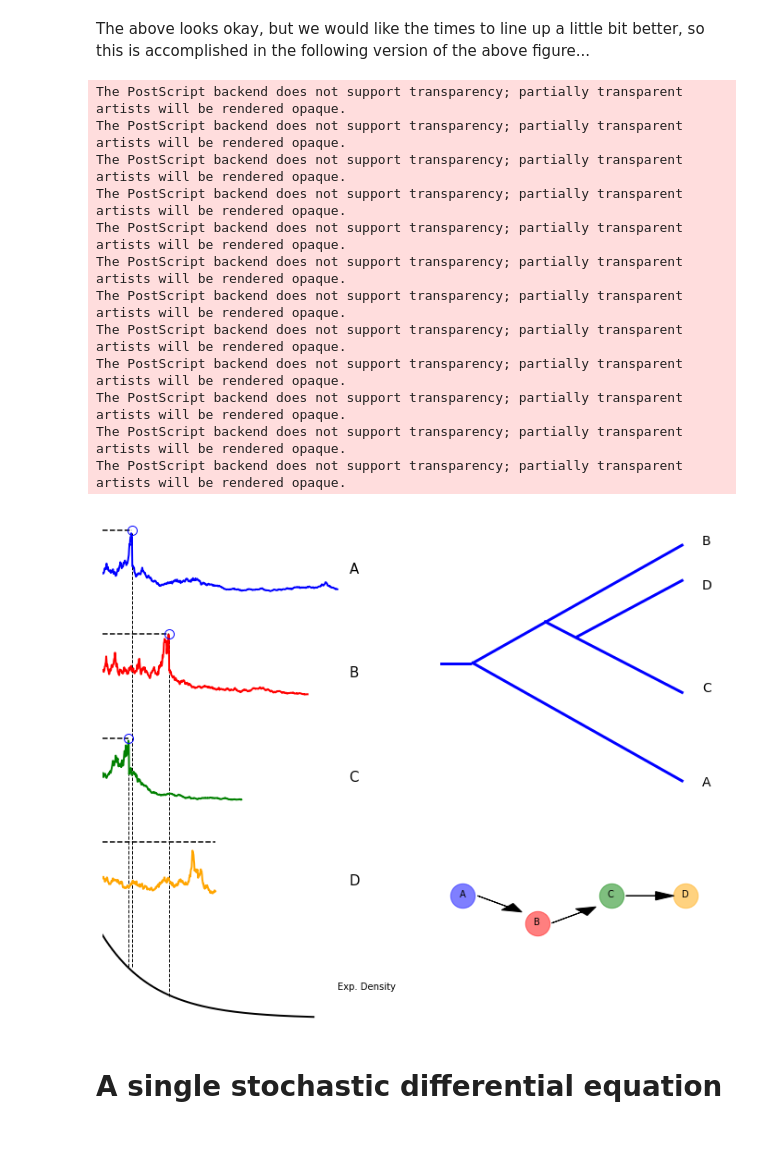
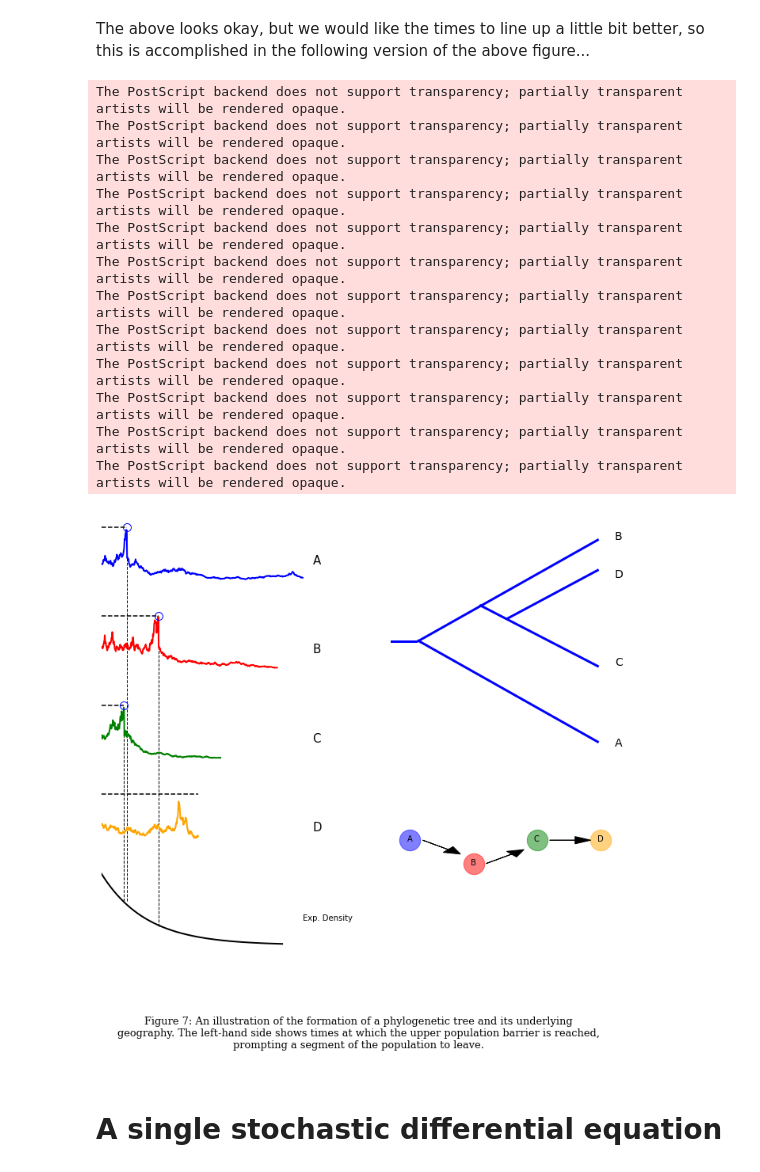
Before and after one commit to mbaker21231/AgeArea, a Jupyter notebook: ArticleGraph.ipynb, the cells around one changed output. Saved outputs shown, nothing was run; the diff lists cells and outputs as text; code cells hidden in the pictures; blank space fills up the shorter version.

Commit message:
Redid some figures - cosmetic changes because of misspelling

```diff
--- a/ArticleGraph.ipynb
+++ b/ArticleGraph.ipynb
@@ -49,9 +49,9 @@ l26 = ax2.plot([4.6, 10], [7, 4], color=c, linewidth=3)
 l27 = ax2.plot([2.8, 10], [6, 2], color=c, linewidth=3)
 
 if captions:
-    cap = fig.suptitle("Figure 1: A balanced (left) and unbalanced phylogenetic tree",
+    cap = fig.suptitle("Figure 1: Balanced (left) and unbalanced phylogenetic trees",
                        fontsize = 13, fontname='serif', y=0)
-    plt.savefig('Figure1.eps')
+    fig.savefig('Figure1.png', bbox_inches='tight', bbox_extra_artists=[cap])
 else:
-    plt.savefig('bal_vs_unbal.eps')
+    fig.savefig('bal_vs_unbal.eps')
 # %% [output]
@@ -242,15 +242,14 @@ myfig.suptitle('Two Hypothetical Migratory Routes', fontsize=16)
 mypic.set_title('A is point of origin')
 mypic2.set_title('C is point of origin')
 
-longtitle = 'Figure 3: Potential migratory routes among a language stock consisting of five groups \n'
-longtitle = longtitle + 'consistent with the phylogenetic tree in figure 2. A single migratory process \n'
-longtitle = longtitle + 'starting at A is depicted on the left, while three different processes starting from \n'
-longtitle = longtitle + 'C are shown on the right.'
+longtitle = 'Figure 3: Potential migratory routes consistent with the phylogenetic tree in figure 2.\n'
+longtitle = longtitle + 'A single migratory process starting at A is depicted on the left, while three\n'
+longtitle = longtitle + 'different processes starting from C are shown on the right.'
 
 if captions:
     cap = myfig.suptitle(longtitle,
                        fontsize = 13, fontname='serif', y=0)
-    myfig.savefig('Figure3.eps', bbox_inches='tight')
+    myfig.savefig('Figure3.png', bbox_inches='tight', bbox_extra_artists=[cap])
 else:
     myfig.savefig('hypothetical_routes.eps', bbox_inches='tight')
 # %% [output]
@@ -779,35 +758,43 @@ dy=[]
 zx=[]
 zy=[]
 
 for i in range(0,len(xcs)-1):
     Dx = xcs[i+1] - xcs[i]
     Dy = ycs[i+1] - ycs[i]
 
     zx.append( xcs[i]+.2)
     zy.append( ycs[i])
 
     dx.append(Dx/sf)
     dy.append(Dy/sf)
 
 for i in range(0,len(xcs)-1):
     ax7.arrow(zx[i], zy[i], dx[i], dy[i], fc="k", ec="k", head_width=.25, head_length=.25)
 
+longtitle = 'Figure 7: An illustration of the formation of a phylogenetic tree and its underlying\n'
+longtitle = longtitle + 'geography. The left-hand side shows times at which the upper population barrier is reached,\n'
+longtitle = longtitle + 'prompting a segment of the population to leave.\n'
+
+if captions:
+    cap = fig.suptitle(longtitle,
+                       fontsize = 13, fontname='serif', y=0)
+    plt.savefig('Figure7.png', bbox_inches='tight', bbox_extra_artists=[cap])
+
 fig.savefig('figure3.eps', format='eps', dpi=1000)
-#fig.savefig('AncillaryFiles\\figure3.png', format='png', dpi=1000)
 # %% [output]
 The PostScript backend does not support transparency; partially transparent artists will be rendered opaque.
 The PostScript backend does not support transparency; partially transparent artists will be rendered opaque.
 The PostScript backend does not support transparency; partially transparent artists will be rendered opaque.
 The PostScript backend does not support transparency; partially transparent artists will be rendered opaque.
 The PostScript backend does not support transparency; partially transparent artists will be rendered opaque.
 The PostScript backend does not support transparency; partially transparent artists will be rendered opaque.
 The PostScript backend does not support transparency; partially transparent artists will be rendered opaque.
 The PostScript backend does not support transparency; partially transparent artists will be rendered opaque.
 The PostScript backend does not support transparency; partially transparent artists will be rendered opaque.
 The PostScript backend does not support transparency; partially transparent artists will be rendered opaque.
 The PostScript backend does not support transparency; partially transparent artists will be rendered opaque.
 The PostScript backend does not support transparency; partially transparent artists will be rendered opaque.
-[figure, old version]
+[figure, new version]
 # %% [markdown]
 # A single stochastic differential equation
 # %%
```
Also changed, not shown: parts of 6 cells of this notebook, 16 other files.
